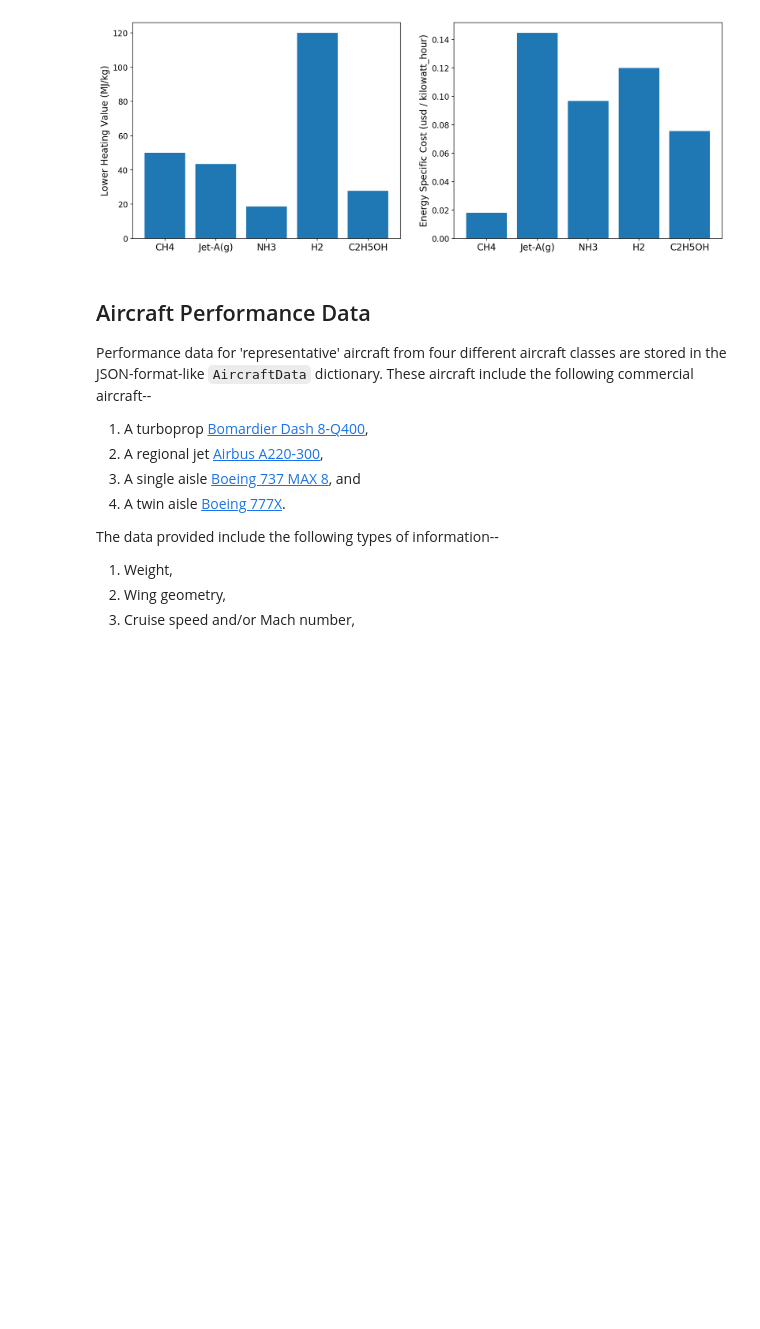
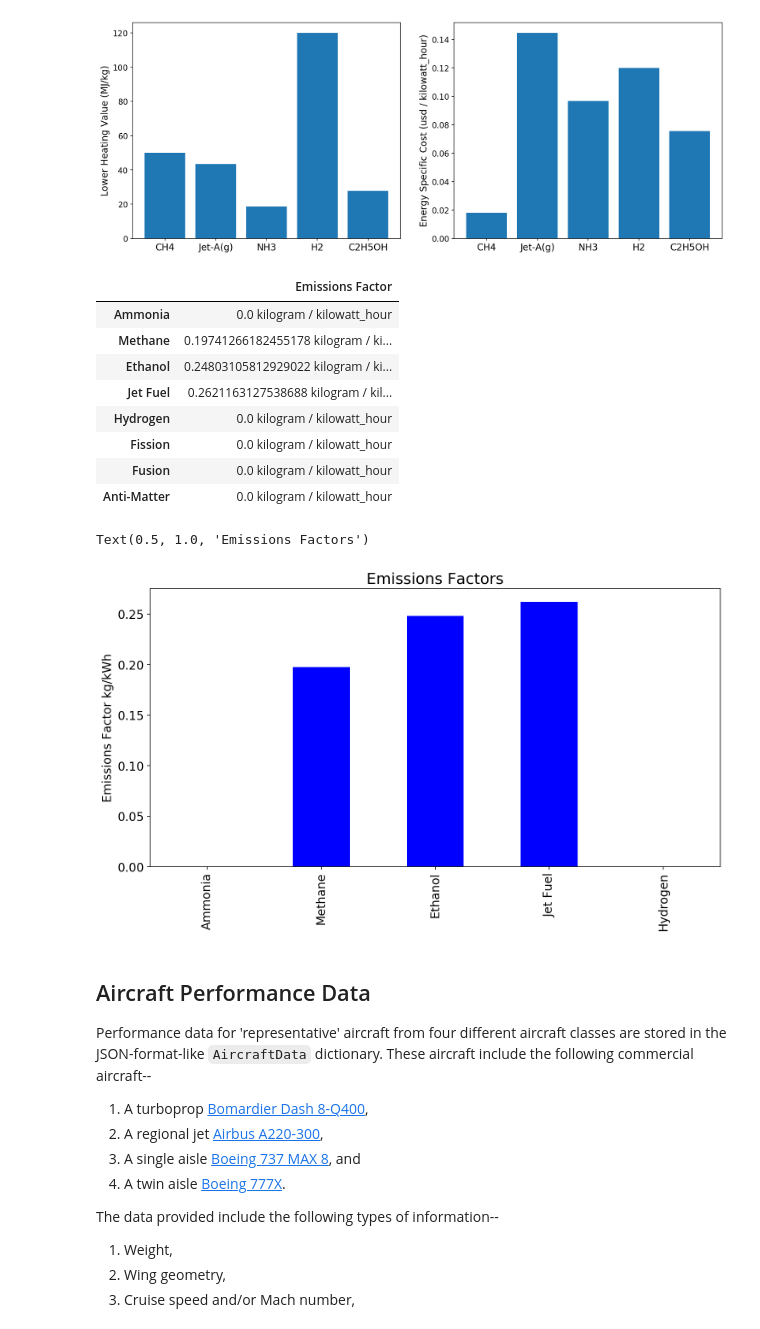
Before and after one commit to davetew/Zero-Carbon-Aviation, a Jupyter notebook: Zero_Carbon_Aviation_Colab.ipynb, the cells around one changed output. Drawn from its saved outputs; the diff is of its cells as text; code cells hidden in the pictures; blank space fills up the shorter version.

```diff
--- a/Zero_Carbon_Aviation_Colab.ipynb
+++ b/Zero_Carbon_Aviation_Colab.ipynb
@@ -329,6 +361,42 @@ ax2.set_ylabel(f'Energy Specific Cost ({fuels[0].cost_energy_specific.units})',
 plt.show()
 # %% [output]
 [figure]
+# %%
+#@title Storage Media LHV-Basis Emissions Factor (e.g. kg CO2/kWh)
+"""Record and plot the energy-specific CO2 emissions"""
+
+EF_units = 'kg/kWh'
+
+StorageMediaEmissionsFactor = pd.DataFrame.from_dict({'Ammonia': Ammonia().emissions_factor.to(ureg[EF_units]),
+                                                     'Methane': Methane().emissions_factor.to(ureg[EF_units]),
+                                                     'Ethanol': Ethanol().emissions_factor.to(ureg[EF_units]),
+                                                     'Jet Fuel': JetA().emissions_factor.to(ureg[EF_units]),
+                                                     'Hydrogen': Hydrogen().emissions_factor.to(ureg[EF_units]),
+                                                     'Fission': 0*ureg[EF_units],
+                                                     'Fusion': 0*ureg[EF_units],
+                                                     'Anti-Matter': 0*ureg[EF_units]},
+                                                      orient='index', columns=['Emissions Factor'])
+
+display(StorageMediaEmissionsFactor)
+
+# Chemical Storage Options w/o Storage Vessel
+ax=StorageMediaEmissionsFactor.loc['Ammonia':'Hydrogen'].applymap(lambda x: x.magnitude).plot.bar(figsize=(12,6),
+                                                                                                        legend=False,
+                                                                                                        color='b', fontsize=14)
+ax.set_ylabel(f'Emissions Factor {EF_units}', fontsize=14);
+ax.set_title('Emissions Factors', fontsize=18)
+# %% [output]
+|  | Emissions Factor |
+| Ammonia | 0.0 kilogram / kilowatt_hour |
+| Methane | 0.19741266182455178 kilogram / ki... |
+| Ethanol | 0.24803105812929022 kilogram / ki... |
+| Jet Fuel | 0.2621163127538688 kilogram / kil... |
+| Hydrogen | 0.0 kilogram / kilowatt_hour |
+| Fission | 0.0 kilogram / kilowatt_hour |
+| Fusion | 0.0 kilogram / kilowatt_hour |
+| Anti-Matter | 0.0 kilogram / kilowatt_hour |
+Text(0.5, 1.0, 'Emissions Factors')
+[figure, added]
 # %% [markdown]
 ## Aircraft Performance Data
 
```
Also changed, not shown: parts of 16 cells of this notebook.
